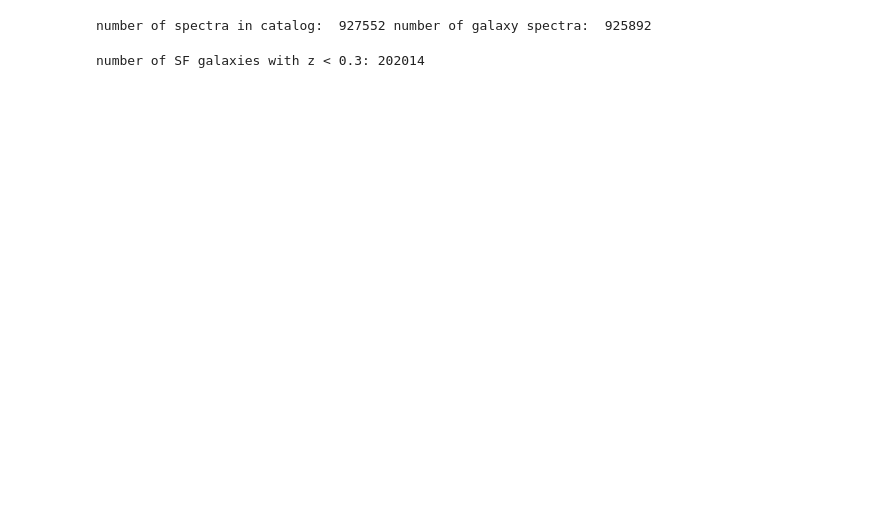
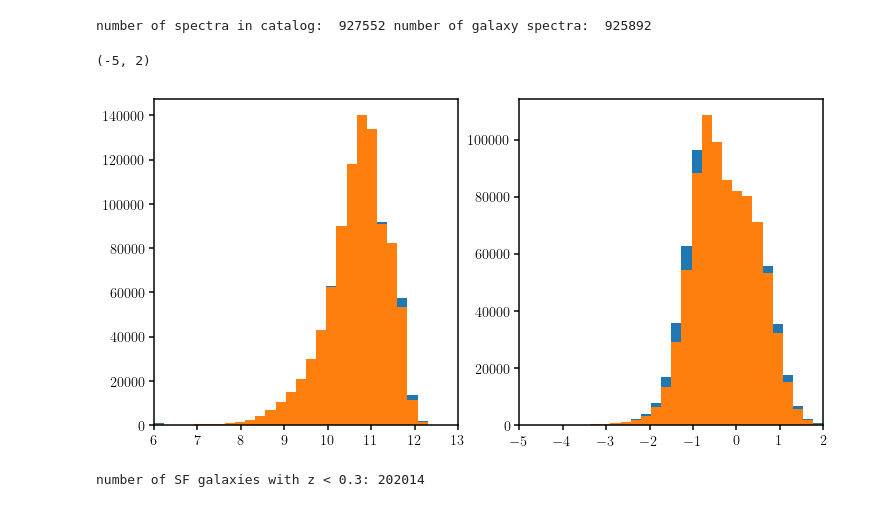
Before and after one commit to IQcollaboratory/galpopFM, a Jupyter notebook: nb/gswlc_sdss_Av.ipynb, the cells around one changed output. Drawn from its saved outputs; the diff is of its cells as text; code cells hidden in the pictures; blank space fills up the shorter version.

```diff
--- a/nb/gswlc_sdss_Av.ipynb
+++ b/nb/gswlc_sdss_Av.ipynb
@@ -69,5 +81,16 @@ tindx = t_indx[select]
 # %% [output]
 number of spectra in catalog:  927552 number of galaxy spectra:  925892
+# %%
+fig, (ax1, ax2) = plt.subplots(1,2, figsize = [12,6])
+ax1.hist(ttotlgm['mavg'], bins = 30, range = [6,13])
+ax1.hist(ttotlgm['mmedian'], bins = 30, range = [6,13])
+ax1.set_xlim(6,13)
+ax2.hist(ttotsfr['sfravg'], bins = 30, range = [-5,2])
+ax2.hist(ttotsfr['sfrmedian'], bins = 30, range = [-5,2])
+ax2.set_xlim(-5,2)
+# %% [output]
+(-5, 2)
+[figure, added]
 # %%
 sdss_SF_z03 = np.logical_and(classes == 1, tselect['redshift'] < 0.3)
 print 'number of SF galaxies with z < 0.3:', np.sum(sdss_SF_z03)
```
Also changed, not shown: parts of 7 cells of this notebook.
